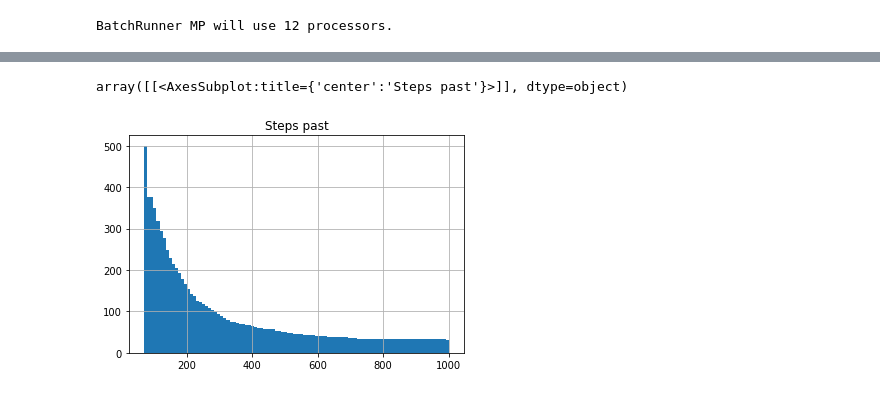
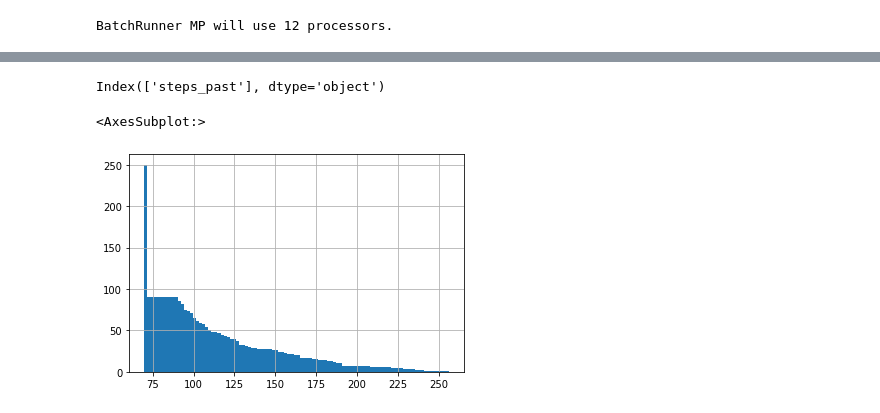
Before and after one commit to SwagLag/EcologicalPyramidChallenge, a Jupyter notebook: Dance of the bees Batchrunner Data.ipynb, the cells around one changed output, grey strips where cells are left out. Saved outputs shown, nothing was run; the diff lists cells and outputs as text; code cells hidden in the pictures.

```diff
--- a/Dance of the bees Batchrunner Data.ipynb
+++ b/Dance of the bees Batchrunner Data.ipynb
@@ -39,7 +39,6 @@ fixed_params = {
     "height": 20,
     "width": 20,
     "init_bees": 1,
-    "init_flowers": 10,
     "min_flower_distance": 8,
     "init_min_nectar_grade": 20,
     "init_max_nectar_grade": 40,
@@ -52,6 +51,7 @@ fixed_params = {
 }
 
 variable_params = {
+    "init_flowers": [3,5,7,9],
     "max_clue_radius": [0, 5, 10, 15, 20]
 }
 # %%
@@ -65,10 +65,11 @@ from bee_simulation.model import BeeSimulation, get_nectar_per_t, get_bee_energy
     get_nectar_collected, get_steps
 # %%
 batch_run = BatchRunnerMP(BeeSimulation,
+                        nr_processes=10
                         variable_parameters=variable_params,
                         fixed_parameters=fixed_params,
                         iterations=100,
-                        max_steps=1000,
+                        max_steps=500,
                         model_reporters={
                             "Nectar/T": get_nectar_per_t,
                             "Bee energy": get_bee_energy,
@@ -82,6 +83,7 @@ collector_data = batch_run.get_collector_model()
 # %% [output]
 BatchRunner MP will use 12 processors.
 # %%
-data = model_data[['Steps past','max_clue_radius']].groupby(['max_clue_radius']).mean()
-data
+df = model_data[['Steps past', 'init_flowers', 'max_clue_radius']]
+df = df.rename(columns={'Steps past': 'steps_past'})
+df
 # %% [output]
@@ -95,11 +124,13 @@ data
+# %%
+df.columns
+# %% [output]
+Index(['steps_past'], dtype='object')
 # %%
 import matplotlib.pyplot as plt
-df = model_data[["Steps past"]]
-fig = plt.Figure(figsize=[500,500])
-df.hist(bins=100, cumulative=-1)
+df.loc[df['init_flowers'] == 3]['steps_past'].hist(bins=100, cumulative=-1)
 # %% [output]
-array([[<AxesSubplot:title={'center':'Steps past'}>]], dtype=object)
+<AxesSubplot:>
-[figure, old version]
+[figure, new version]
 # %%
 df
 # %%
```
Also changed, not shown: parts of 4 cells of this notebook.
